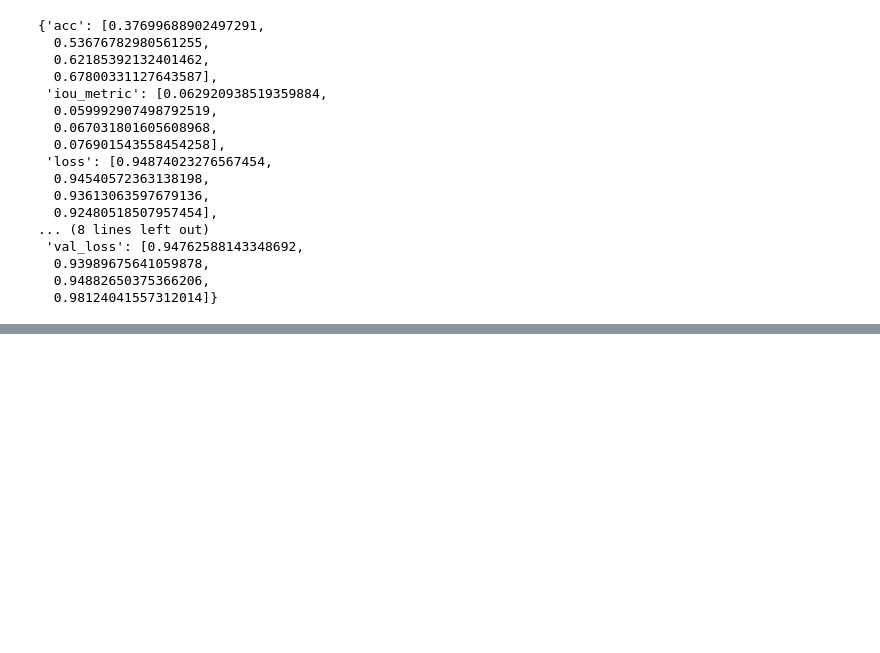
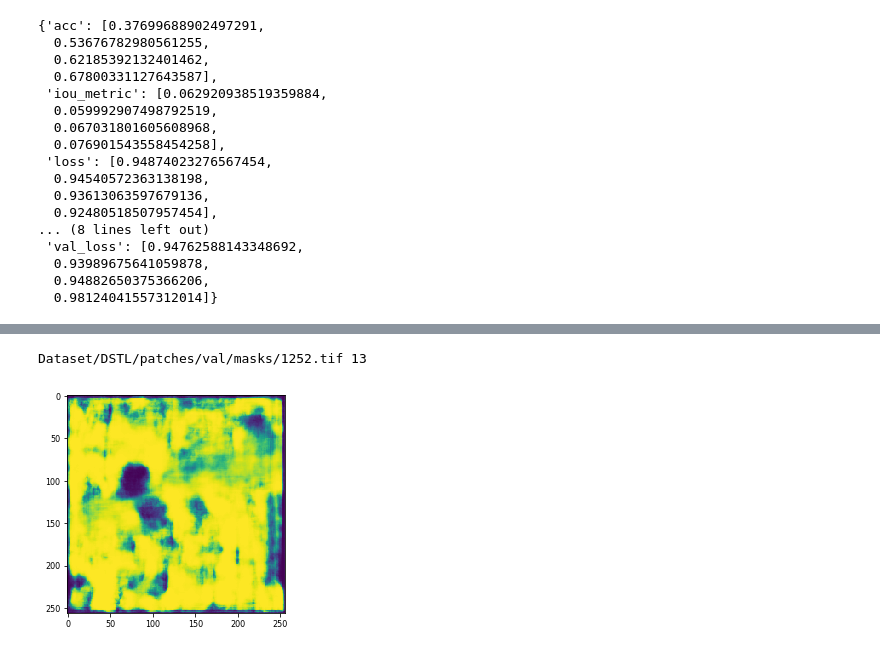
Before and after one commit to ParuninPavel/remote_sensing, a Jupyter notebook: Training_NN.ipynb, the cells around one changed output, grey strips where cells are left out. Saved outputs shown, nothing was run; the diff lists cells and outputs as text; code cells hidden in the pictures; blank space fills up the shorter version.

```diff
--- a/Training_NN.ipynb
+++ b/Training_NN.ipynb
@@ -526,3 +615,11 @@ file.write('privet \n 123')
 file.close()
 # %% [markdown]
 ## Training NN with fly generator
+# %%
+imgs_dir = 'Dataset/DSTL/fly/train/images/'
+masks_dir = 'Dataset/DSTL/fly/train/masks/'
+imgs = os.listdir (imgs_dir)
+masks = os.listdir (masks_dir)
+imgs = [imgs_dir+i for i in imgs]
+masks = [masks_dir+i for i in masks]
+print(imgs, masks)
@@ -529,7 +628,8 @@ file.close()
 # %%
-classes = [4,5]
+classes = [0, 1,4,5]
 scales = [1, 0.5]
 histories = {}
+
 for cls in classes:
     for scale in scales:
 
@@ -611,22 +711,30 @@ for cls in classes:
 
         model = Model(inputs=inputs, outputs=conv10, name = 'Unet')
         #model.compile(optimizer=Adam(), loss='binary_crossentropy', metrics=[ 'accuracy'])
-        #print(model.summary())
+        print(model.summary())
 
         optimizer = keras.optimizers.SGD(lr=0.003)
         model.compile(loss=jaccard_loss, optimizer=optimizer, metrics=['accuracy', iou_metric])
         batch_size = 9
         # cls = 0
         # scale = 1
-        training_generator = BatchGeneratorFly(DF, GS,batch_size = batch_size,mask_z=[cls]).generate(scale)
-        validation_generator = BatchGeneratorFly(DF, GS, batch_size = batch_size, mask_z=[cls]).generate(scale)
+        training_generator = BatchGeneratorFly(batch_size = batch_size)
+        training_generator.masks_analysis(masks)
+        generator_1 = training_generator.generate(imgs, masks, cls, scale)
 
-        history = model.fit_generator(generator = training_generator,
+
+        validation_generator = BatchGeneratorFly(batch_size = batch_size)
+        validation_generator.masks_analysis(masks)
+        generator_2 = validation_generator.generate(imgs, masks, cls, scale)
+
+        #validation_generator = BatchGeneratorFly(DF, GS, batch_size = batch_size).generate(imgs, masks, cls, scale)
+
+        history = model.fit_generator(generator = generator_1,
                             steps_per_epoch =1000,# len(X_train)//batch_size,
-                            validation_data = validation_generator,
-                            validation_steps =10,# len(X_train)//batch_size,
-                            verbose = True,epochs= 4)
-        key = str(cls) + '_'+str(scale)
+                            validation_data = generator_2,
+                            validation_steps =100,# len(X_train)//batch_size,
+                            verbose = True,epochs= 10)
+        key = 'NN_histories/1___'+str(cls) + '_'+str(scale)
         #print(key)
         histories[key] = history.history
         with open (key+'.pkl', 'wb') as f:
@@ -685,0 +806,25 @@ a
+# %%
+masks_dir = 'Dataset/DSTL/patches/val/masks/'
+
+masks = os.listdir (masks_dir)
+
+masks = [masks_dir+i for i in masks]
+ind=0
+flag=False
+while flag == False:
+    a = tiff.imread(masks[ind])
+    if np.sum(a[0])!=0:
+        flag = True
+    ind +=1
+
+print(masks[ind-1], ind)
+# %% [output]
+Dataset/DSTL/patches/val/masks/1252.tif 13
+# %%
+img = tiff.imread('Dataset/DSTL/patches/val/images/1252.tif')
+img = np.rollaxis(img, 0,3)
+prediction = model.predict(np.array([img]))
+plt.imshow(prediction[0][:,:,0])
+plt.show()
+# %% [output]
+[figure, added]
```
Also changed, not shown: parts of 11 cells of this notebook, 6 other files.
